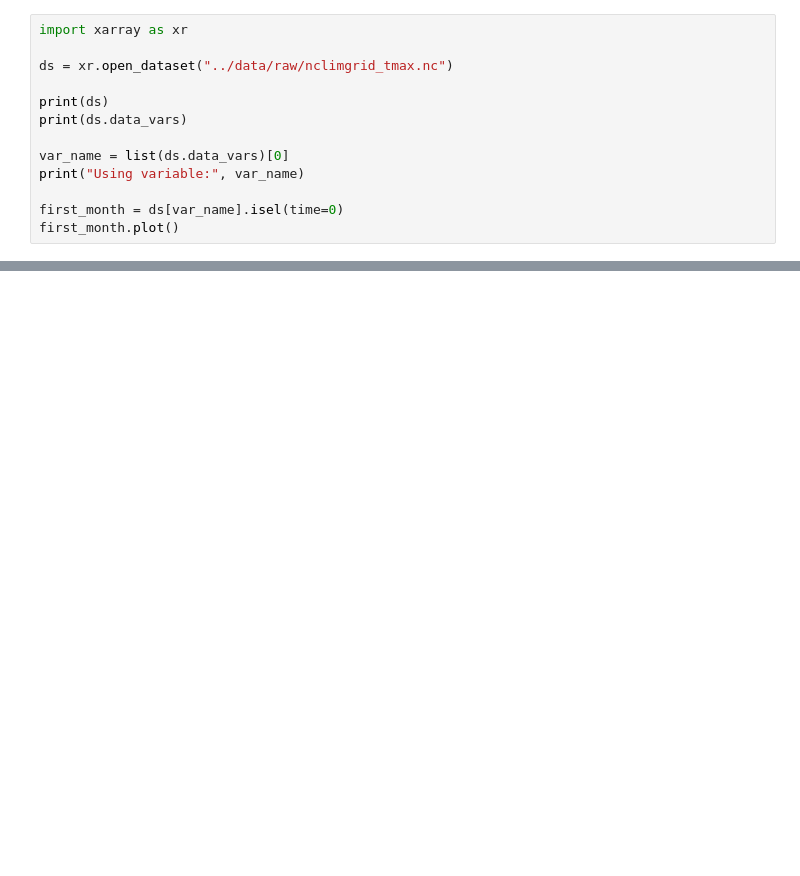
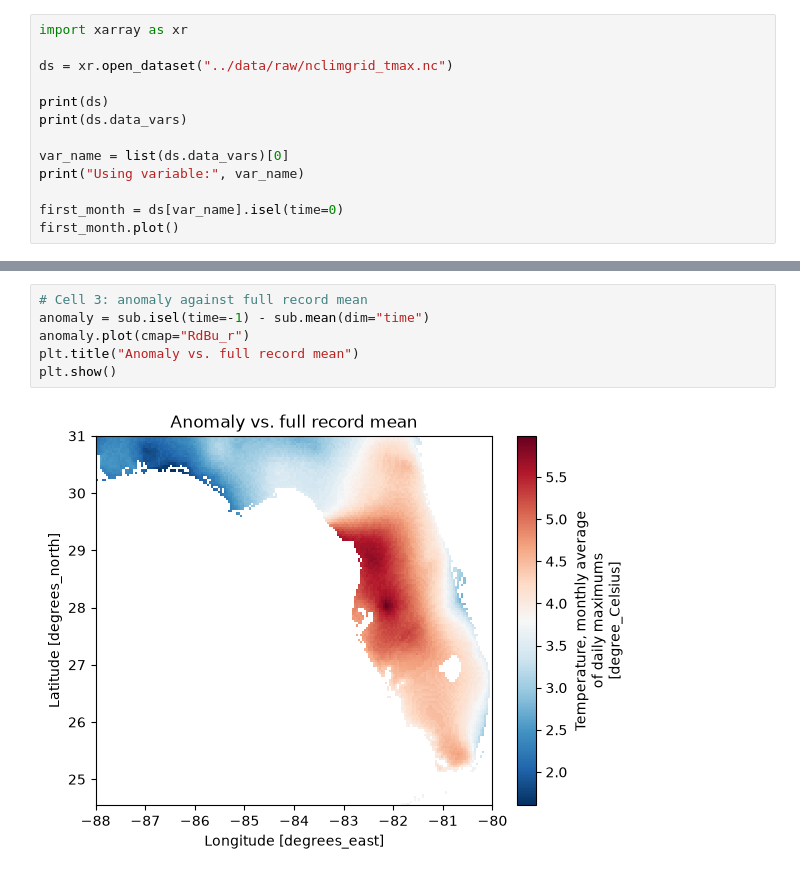
Before and after one commit to tranjackson/storm-events-rag, a Jupyter notebook: notebooks/w1d4_raster.ipynb, the cells around one changed output, grey strips where cells are left out. Drawn from its saved outputs; the diff is of its cells as text; blank space fills up the shorter version.

```diff
--- a/notebooks/w1d4_raster.ipynb
+++ b/notebooks/w1d4_raster.ipynb
@@ -64,0 +78,8 @@ Attributes:
+# %%
+# Cell 3: anomaly against full record mean
+anomaly = sub.isel(time=-1) - sub.mean(dim="time")
+anomaly.plot(cmap="RdBu_r")
+plt.title("Anomaly vs. full record mean")
+plt.show()
+# %% [output]
+[figure, added]
```
Also changed, not shown: parts of 3 cells of this notebook, 8 other files.
